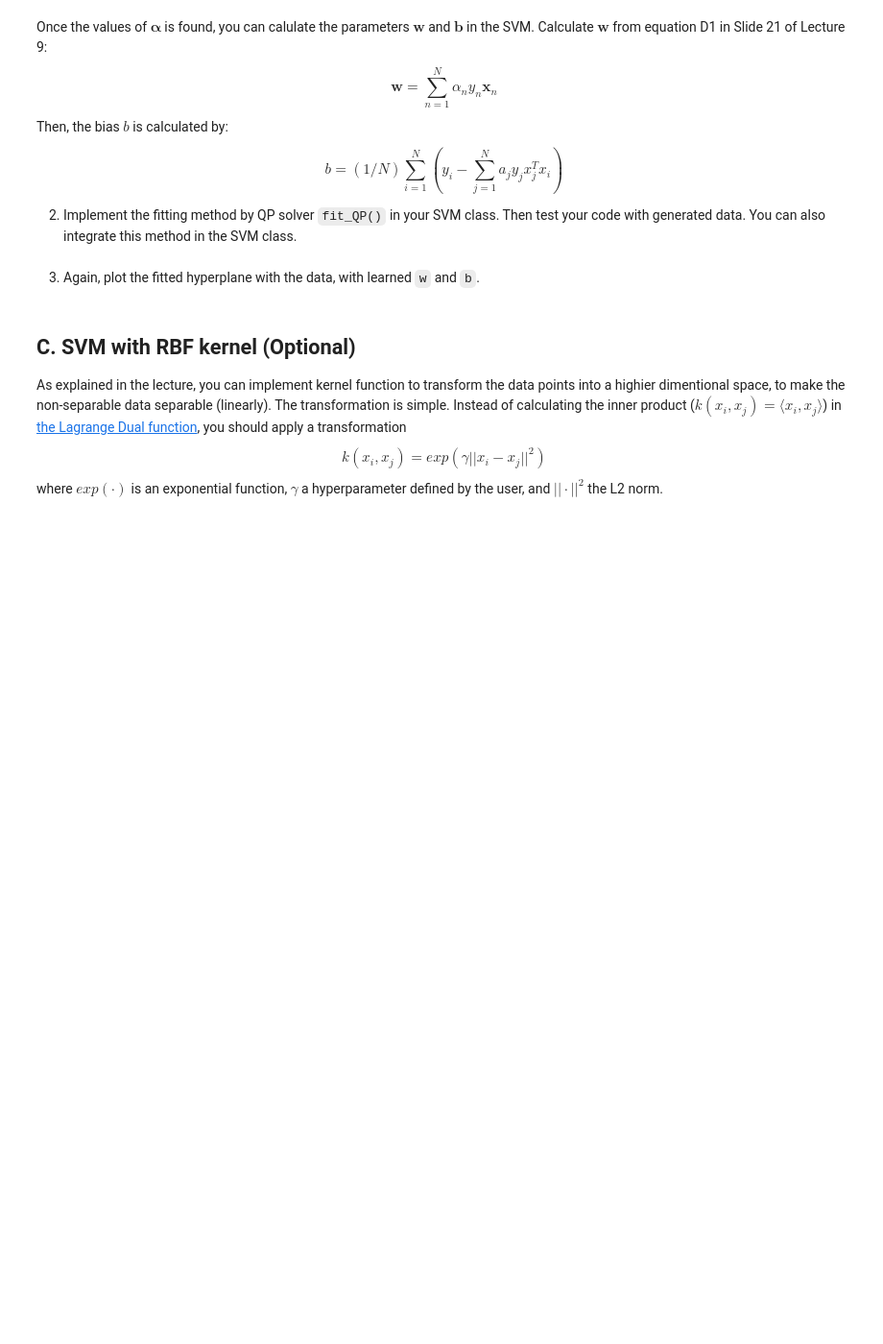
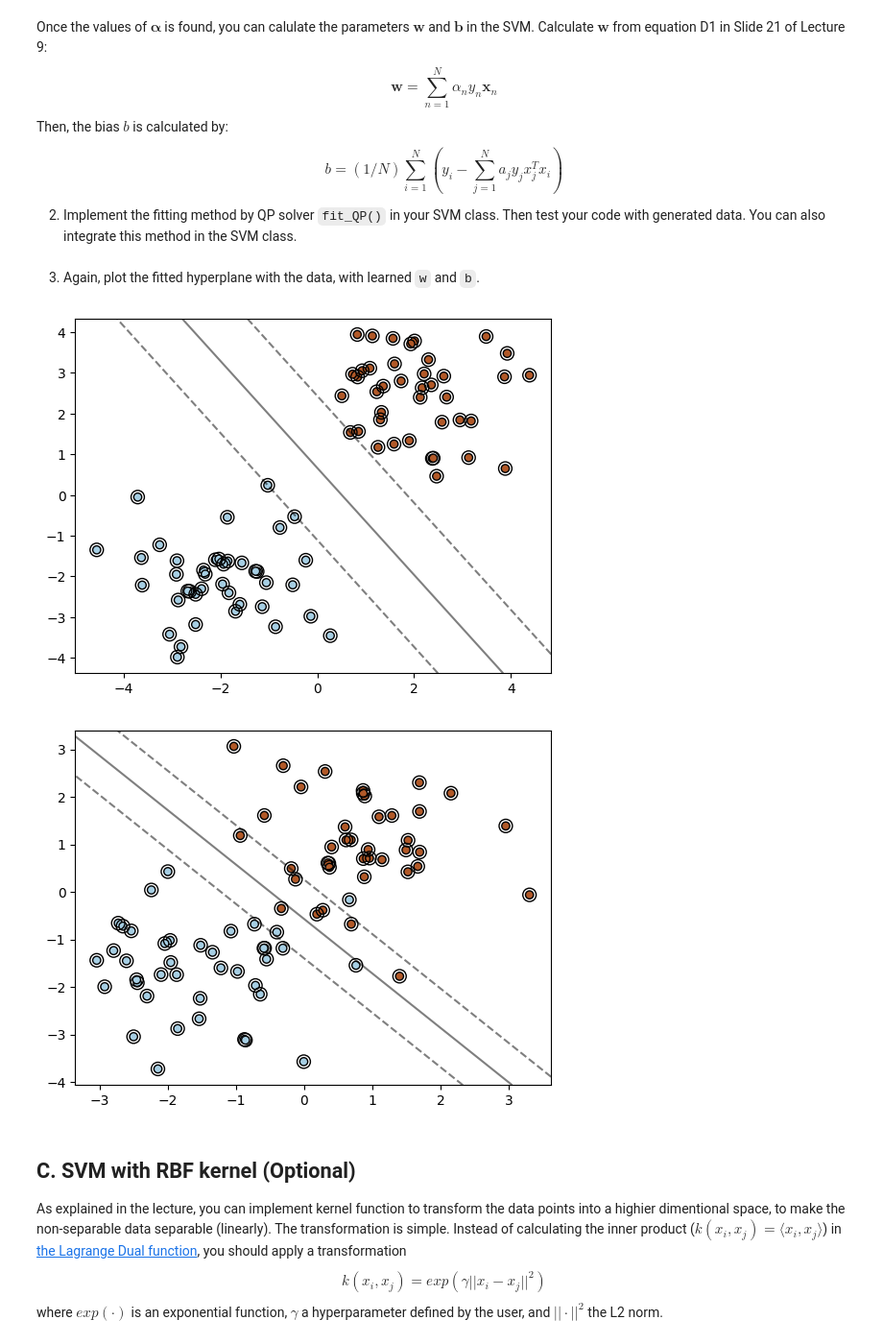
Before and after one commit to Poliaboy/MfDLS7, a Jupyter notebook: Lab_SVM.ipynb, the cells around one changed output. Shown: that part at 96% size. Cells and saved outputs as stored; diff of their text form; code cells hidden in the pictures; blank space fills up the shorter version.

````diff
--- a/Lab_SVM.ipynb
+++ b/Lab_SVM.ipynb
@@ -265,28 +263,33 @@ Read [the manuel of qpsovlers](https://pypi.org/project/qpsolvers/) for more uti
 ```
 # %%
 from numpy import matrix
-# Code for matrix assignement
-from qpsolvers import solve_qp
-from numpy import ones, diag, zeros, multiply
+from cvxopt import solvers
+import numpy as np
+
+from cvxopt import matrix, solvers
+import numpy as np
+
 def solve_alpha(X, Y, C):
-    # Number of data points
     n_samples, n_features = X.shape
 
-    # Calculate the kernel matrix H
-    Y = Y.reshape(-1, 1) * 1.0  # Reshape Y and ensure it's float
+    # Ensure Y is a column vector
+    Y = Y.reshape(-1, 1) * 1.0
+    # Calculate the H matrix for the dual problem
     H = np.dot(Y * X, (Y * X).T)
 
-    # Convert into the format required by the solver
-    P = matrix(H)  # This is your H matrix from the dual formulation
+    # Convert to the format expected by cvxopt
+    P = matrix(H)
     q = matrix(-np.ones((n_samples, 1)))
     G = matrix(np.vstack((-np.eye(n_samples), np.eye(n_samples))))
     h = matrix(np.hstack((np.zeros(n_samples), np.ones(n_samples) * C)))
-    A = matrix(Y.reshape(1, -1))
+    A = matrix(Y.T)
     b = matrix(np.zeros(1))
 
-    # Solve QP problem
-    alphas = np.array(solve_qp(P, q, G, h, A, b))
+    # Solve the QP problem using cvxopt solver
+    solvers.options['show_progress'] = False
+    solution = solvers.qp(P, q, G, h, A, b)
 
+    alphas = np.array(solution['x']).flatten()
     return alphas
 # %% [markdown]
 Once the values of $𝛂$ is found, you can calulate the parameters $\mathbf{w}$ and $\mathbf{b}$ in the SVM.
@@ -311,6 +313,21 @@ def fit_QP(X, Y, C):
     return w, b
 # %% [markdown]
 3. Again, plot the fitted hyperplane with the data, with learned `w` and `b`.
+# %%
+# Train SVM using the QP solver on the first dataset (linearly separable)
+w1, b1 = fit_QP(X1, Y, C)
+
+# Plot the decision boundary for the first dataset
+plot_hyperplane(X1, Y, w1, b1)
+
+# Train SVM using the QP solver on the second dataset (non-linearly separable)
+w2, b2 = fit_QP(X2, Y, C)
+
+# Plot the decision boundary for the second dataset
+plot_hyperplane(X2, Y, w2, b2)
+# %% [output]
+[figure, added]
+[figure, added]
 # %% [markdown]
 ## C. SVM with RBF kernel (Optional)
 
````
Also changed, not shown: parts of 6 cells of this notebook.
